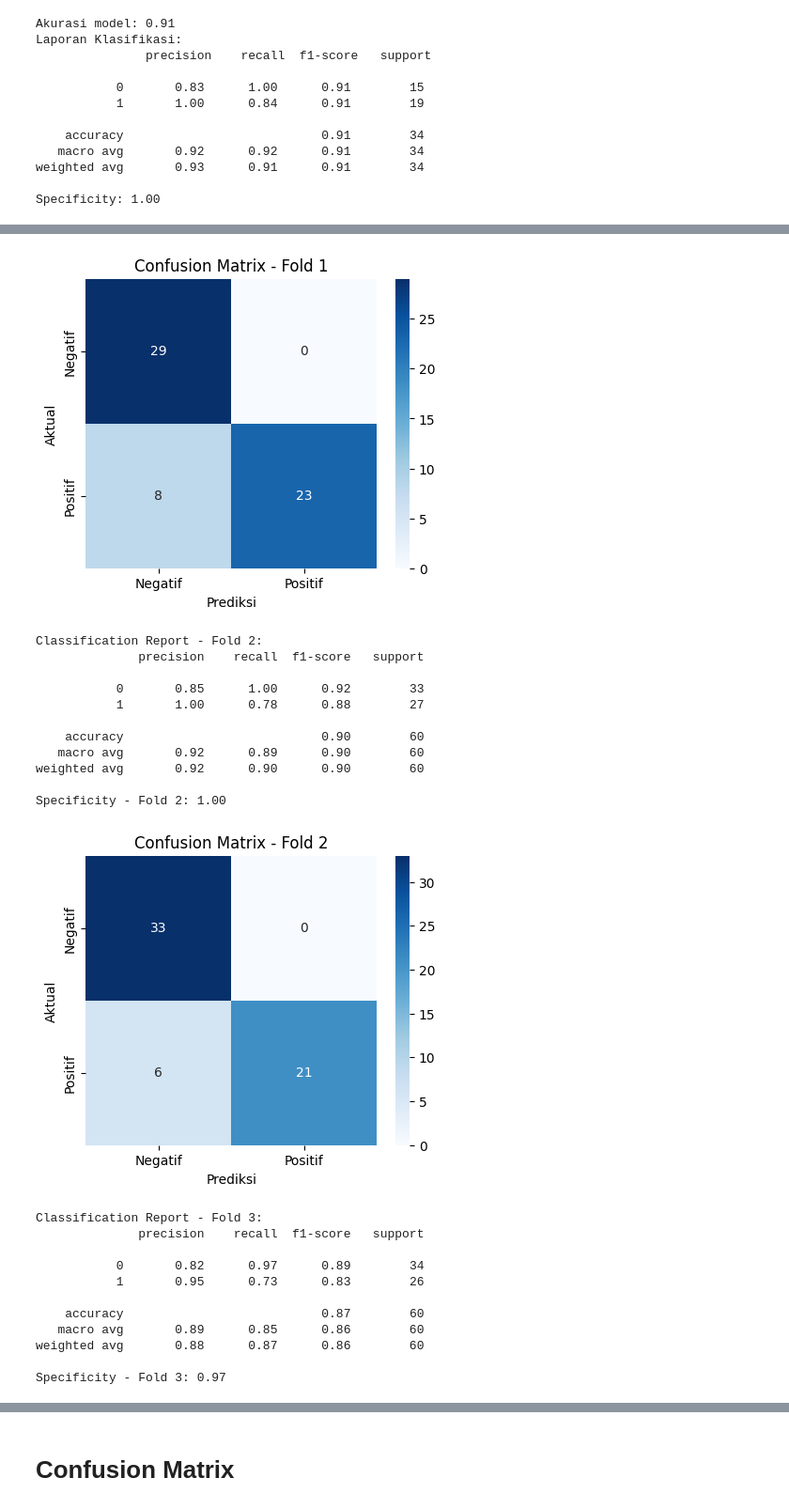
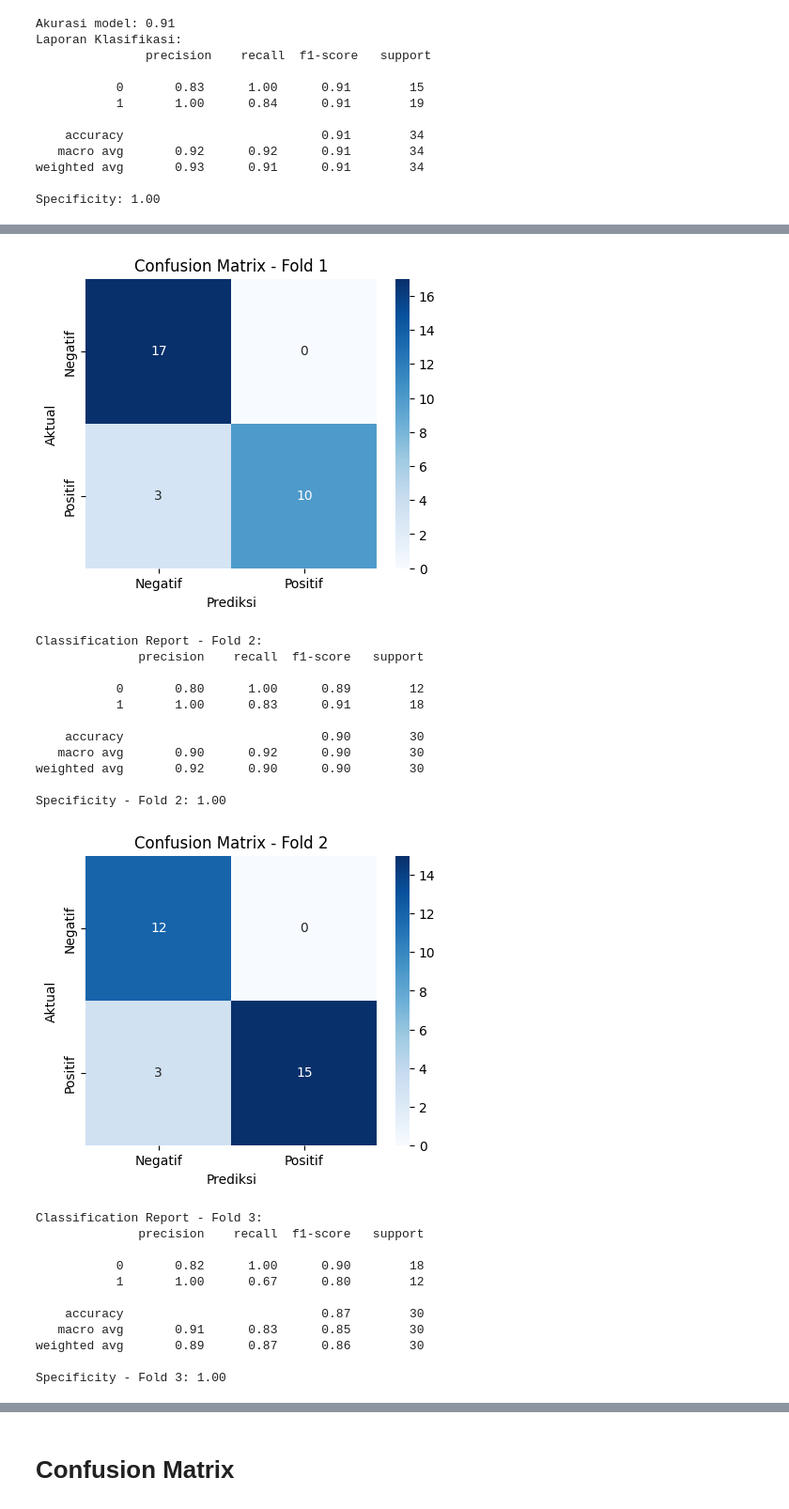
Before and after one commit to vaniasahdaa/skripsi, a Jupyter notebook: scen3_coding.ipynb, the cells around one changed output, grey strips where cells are left out. Shown at 94% size. Saved outputs shown, nothing was run; the diff lists cells and outputs as text; code cells hidden in the pictures.

```diff
--- a/scen3_coding.ipynb
+++ b/scen3_coding.ipynb
@@ -724,7 +724,7 @@ x = response_train
 y = y_train
 
 # Inisialisasi objek KFold untuk 5-fold cross-validation
-kf = KFold(n_splits=5, shuffle=True, random_state=30)
+kf = KFold(n_splits=10, shuffle=True, random_state=30)
 
 # Lakukan 5-fold cross-validation
 scores = cross_val_score(logistic_model, x, y, cv=kf, scoring='accuracy')
@@ -773,26 +773,26 @@ weighted avg       0.90      0.87      0.86        60
 
 Specificity - Fold 1: 1.00
-[figure, old version]
+[figure, new version]
 Classification Report - Fold 2:
               precision    recall  f1-score   support
 
-           0       0.85      1.00      0.92        33
-           1       1.00      0.78      0.88        27
+           0       0.80      1.00      0.89        12
+           1       1.00      0.83      0.91        18
 
-    accuracy                           0.90        60
-   macro avg       0.92      0.89      0.90        60
-weighted avg       0.92      0.90      0.90        60
+    accuracy                           0.90        30
+   macro avg       0.90      0.92      0.90        30
+weighted avg       0.92      0.90      0.90        30
 
 Specificity - Fold 2: 1.00
-[figure, old version]
+[figure, new version]
 Classification Report - Fold 3:
               precision    recall  f1-score   support
 
-           0       0.82      0.97      0.89        34
-           1       0.95      0.73      0.83        26
+           0       0.82      1.00      0.90        18
+           1       1.00      0.67      0.80        12
 
-    accuracy                           0.87        60
-   macro avg       0.89      0.85      0.86        60
-weighted avg       0.88      0.87      0.86        60
+    accuracy                           0.87        30
+   macro avg       0.91      0.83      0.85        30
+weighted avg       0.89      0.87      0.86        30
 
-Specificity - Fold 3: 0.97
+Specificity - Fold 3: 1.00
```
Also changed, not shown: parts of 7 cells of this notebook.
